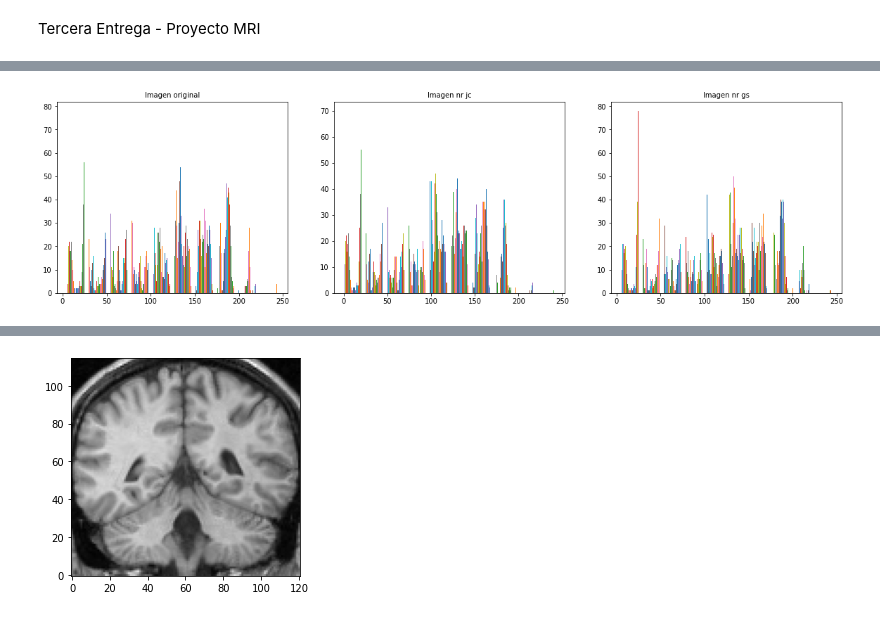
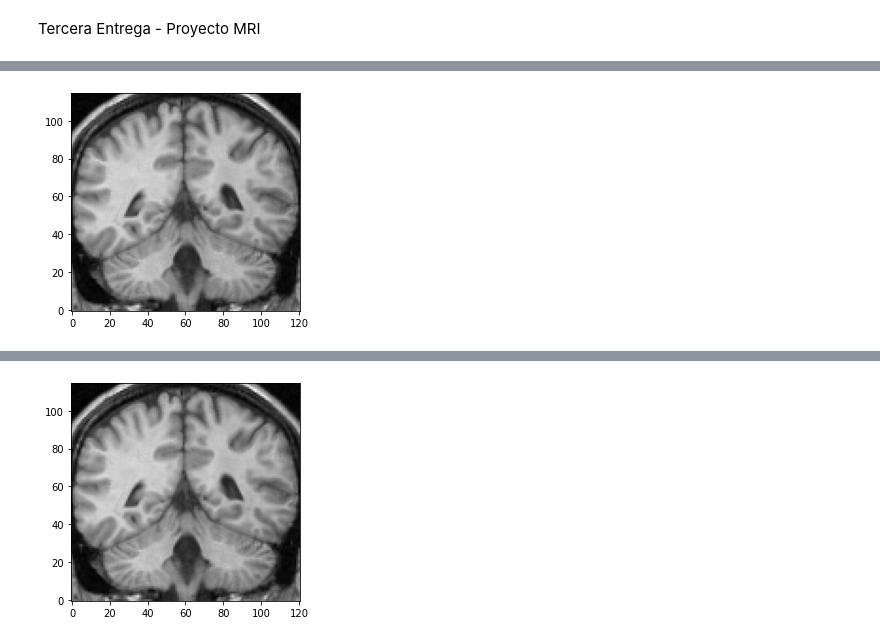
Before and after one commit to fabiansvc/project-mri, a Jupyter notebook: main.ipynb, the cells around one changed output, grey strips where cells are left out. Drawn from its saved outputs; the diff is of its cells as text; code cells hidden in the pictures.

```diff
--- a/main.ipynb
+++ b/main.ipynb
@@ -273,16 +262,9 @@ Text(0.5, 1.0, 'Imagen nr gs')
-# %%
-# Histograma imagen original
-fig, ax = plt.subplots(ncols=3, nrows=1, figsize=(20, 5))
-
-ax[0].hist(img2)
-ax[0].set_title('Imagen original', fontsize=10)
-ax[1].hist(x_to_img(img2, image_nr_jc))
-ax[1].set_title('Imagen nr jc', fontsize=10)
-ax[2].hist(x_to_img(img2, image_nr_gs))
-ax[2].set_title('Imagen nr gs', fontsize=10)
-plt.show()
-# %% [output]
-[figure, removed]
+# %%
+# Imagen resultante corte
+plt.imshow(img2.T, origin = 'lower', cmap = 'gray')
+plt.show()
+# %% [output]
+[figure, added]
 # %%
 # Imagen resultante jacobi
 plt.imshow(x_to_img(img2, image_jc).T, origin = 'lower', cmap = 'gray')
```
Also changed, not shown: parts of 19 cells of this notebook, 55 other files.
